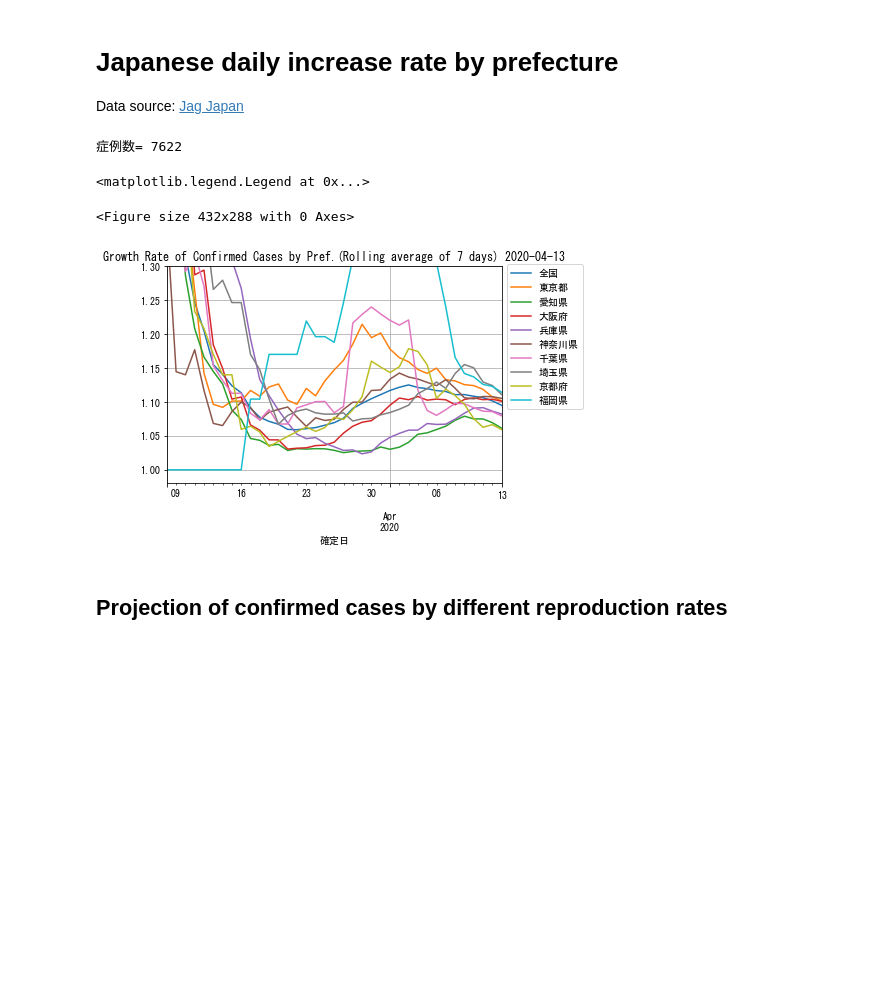
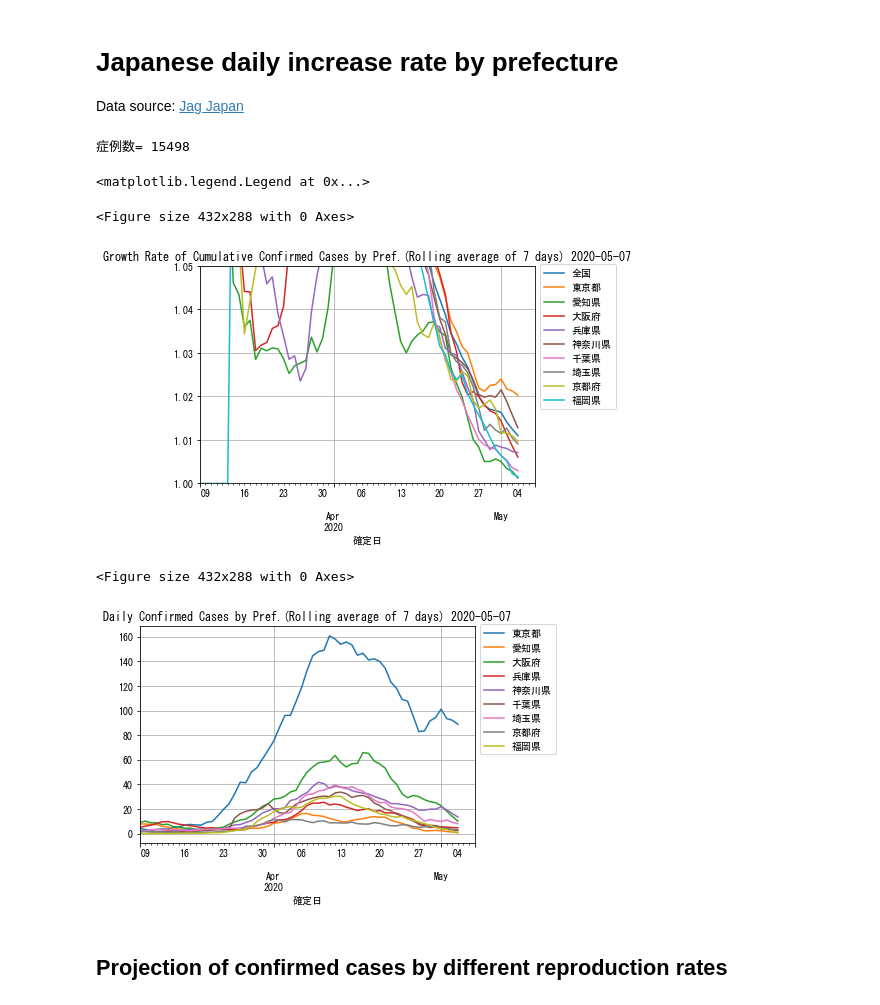
Before and after one commit to personal-hm2/coronavirus_model, a Jupyter notebook: COVID-19 Plot.ipynb, the cells around one changed output. Drawn from its saved outputs; the diff is of its cells as text; code cells hidden in the pictures; blank space fills up the shorter version.

```diff
--- a/COVID-19 Plot.ipynb
+++ b/COVID-19 Plot.ipynb
@@ -109,8 +151,9 @@ plt.plot(np.arange(-maxlag, 0), corr)
 # %%
-from statsmodels.graphics.tsaplots import plot_acf, plot_pacf
-df = pd.DataFrame({"Cases":c, "Deaths":d})
-fig, ax = plt.subplots(2, figsize=(10,6))
-ax[0] = plot_acf(df.Cases, ax=ax[0])
-ax[1] = plot_pacf(df.Deaths, ax=ax[1])
+if 0:
+    from statsmodels.graphics.tsaplots import plot_acf, plot_pacf
+    df = pd.DataFrame({"Cases":c, "Deaths":d})
+    fig, ax = plt.subplots(2, figsize=(10,6))
+    ax[0] = plot_acf(df.Cases, ax=ax[0])
+    ax[1] = plot_pacf(df.Deaths, ax=ax[1])
 
-df
+    df
@@ -182,7 +206,7 @@ if 0:
 
     title = "都道府県別感染者報告数拡大率({}日間の移動平均) {}".format(window, last_date)
 
-    data_to_plot = np.exp(np.log(pref_data.loc["2020-03-1":,:].fillna(0).cumsum().pct_change() + 1.0).rolling(window).mean()).iloc[window:, :]
+    data_to_plot = np.exp(np.log(pref_data.loc["2020-03-1":,:].fillna(0).cumsum().pct_change() + 1.0).rolling(window, center=True).mean()).iloc[window:, :]
     data_to_plot.plot(title=title, ylim=[0.98, 1.2], grid=True).legend(bbox_to_anchor=(1, 1.03), loc='upper left')
     # data_to_plot
 # %% [markdown]
@@ -198,7 +222,6 @@ font = {'family' : 'MS Gothic'}
 mpl.rc('font', **font)
 
 fn = 'https://dl.dropboxusercontent.com/s/6mztoeb6xf78g5w/COVID-19.csv'
-fn = 'data/JAG_Japan/COVID-19.csv'
 
 def read_data():
     d = pd.read_csv(fn,usecols=["確定日", "受診都道府県"],parse_dates=["確定日"])
@@ -214,39 +237,48 @@ def get_data_by_pref(df, pref):  # 県ごとのデータを取得
     ts = ts.rename(columns={"受診都道府県" : pref})
     # ts = ts.set_index("確定日")
     return ts
 
 df = read_data()
 window = 7
 
 # print(df.groupby("確定日").count().rename(columns={"受診都道府県" : "全国"}).reset_index())
 
 pref_data = df.groupby("確定日").count().rename(columns={"受診都道府県" : "全国"}).reset_index()
 # pref_data = get_data_by_pref(df, "東京都")
 # print(pref_data)
 
 for pref in ("東京都", "愛知県", "大阪府", "兵庫県", "神奈川県","千葉県","埼玉県","京都府","福岡県"):
     d = get_data_by_pref(df, pref)
     pref_data = pref_data.merge(d, how='outer', sort=True)
 
 # pref_data = get_data_by_pref(df, "東京都")
 
 pref_data = pref_data.set_index("確定日")
 last_date = pref_data.index[-1].date()
 
 # display(pref_data)
 
 fig = plt.figure()
-title = "都道府県別感染者報告数拡大率({}日間の移動平均) {}".format(window, last_date)
-title = "Growth Rate of Confirmed Cases by Pref.(Rolling average of {} days) {}".format(window, last_date)
+title = "都道府県別累積感染者報告数拡大率({}日間の移動平均) {}".format(window, last_date)
+title = "Growth Rate of Cumulative Confirmed Cases by Pref.(Rolling average of {} days) {}".format(window, last_date)
 
-data_to_plot = np.exp(np.log(pref_data.loc["2020-03-1":,:].fillna(0).cumsum().pct_change() + 1.0).rolling(window).mean()).iloc[window:, :]
-data_to_plot.plot(title=title, ylim=[0.98, 1.3], grid=True).legend(bbox_to_anchor=(1, 1.03), loc='upper left')
+data_to_plot = np.exp(np.log(pref_data.loc["2020-03-01":,:].fillna(0).cumsum().pct_change() + 1.0).rolling(window, center=True).mean()).iloc[window:, :]
+data_to_plot.plot(title=title, ylim=[1.0, 1.05], grid=True).legend(bbox_to_anchor=(1, 1.03), loc='upper left')
 # data_to_plot
+
+fig = plt.figure()
+title = "都道府県別感染者報告数({}日間の移動平均) {}".format(window, last_date)
+title = "Daily Confirmed Cases by Pref.(Rolling average of {} days) {}".format(window, last_date)
+
+data_to_plot = pref_data.loc["2020-03-01":,:].drop(columns=["全国"]).fillna(0).rolling(window, center=True).mean().iloc[window:, :]
+data_to_plot.plot(title=title, grid=True).legend(bbox_to_anchor=(1, 1.03), loc='upper left')
 # %% [output]
-症例数= 7622
+症例数= 15498
 <matplotlib.legend.Legend at 0x...>
 <Figure size 432x288 with 0 Axes>
-[figure, old version]
+[figure, new version]
+<Figure size 432x288 with 0 Axes>
+[figure, added]
 # %% [markdown]
 ## Projection of confirmed cases by different reproduction rates
 # %%
```
Also changed, not shown: parts of 15 cells of this notebook, 1 other file.
